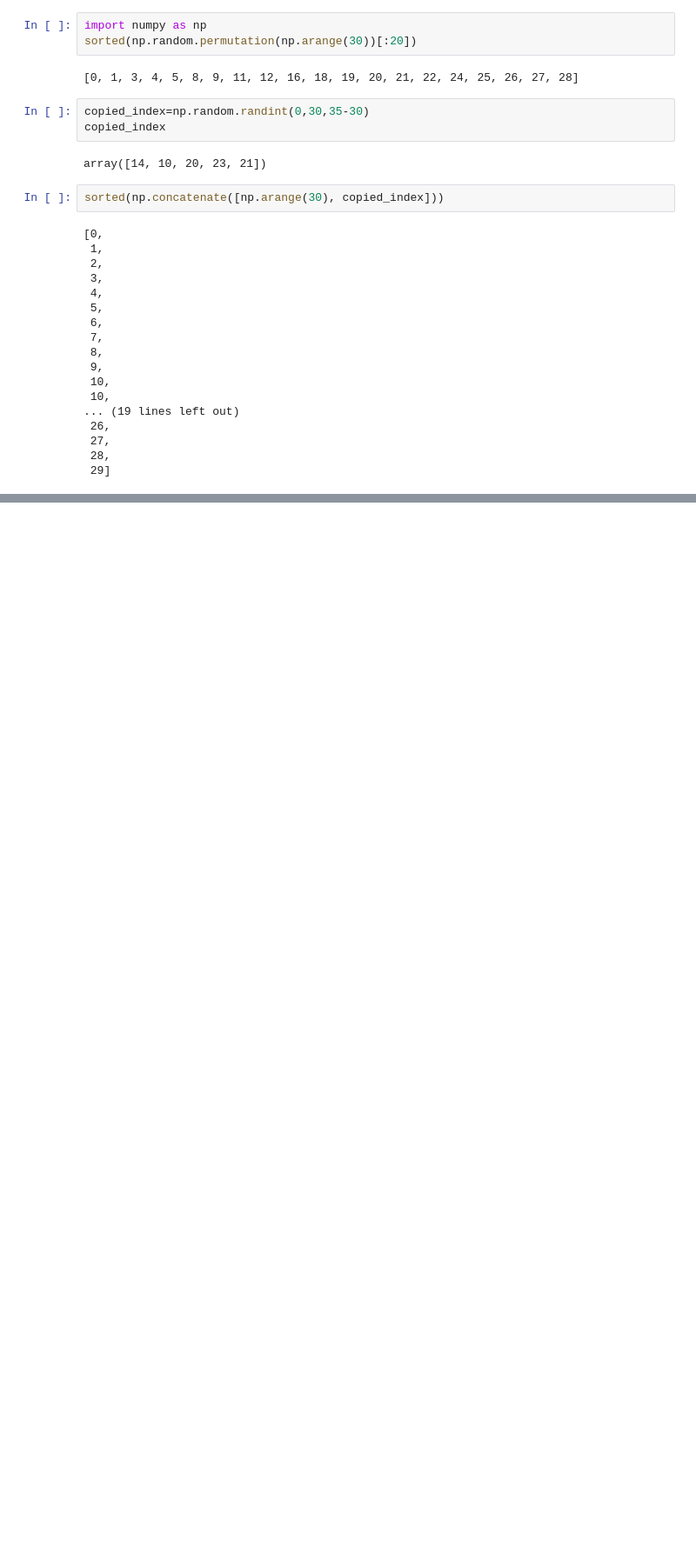
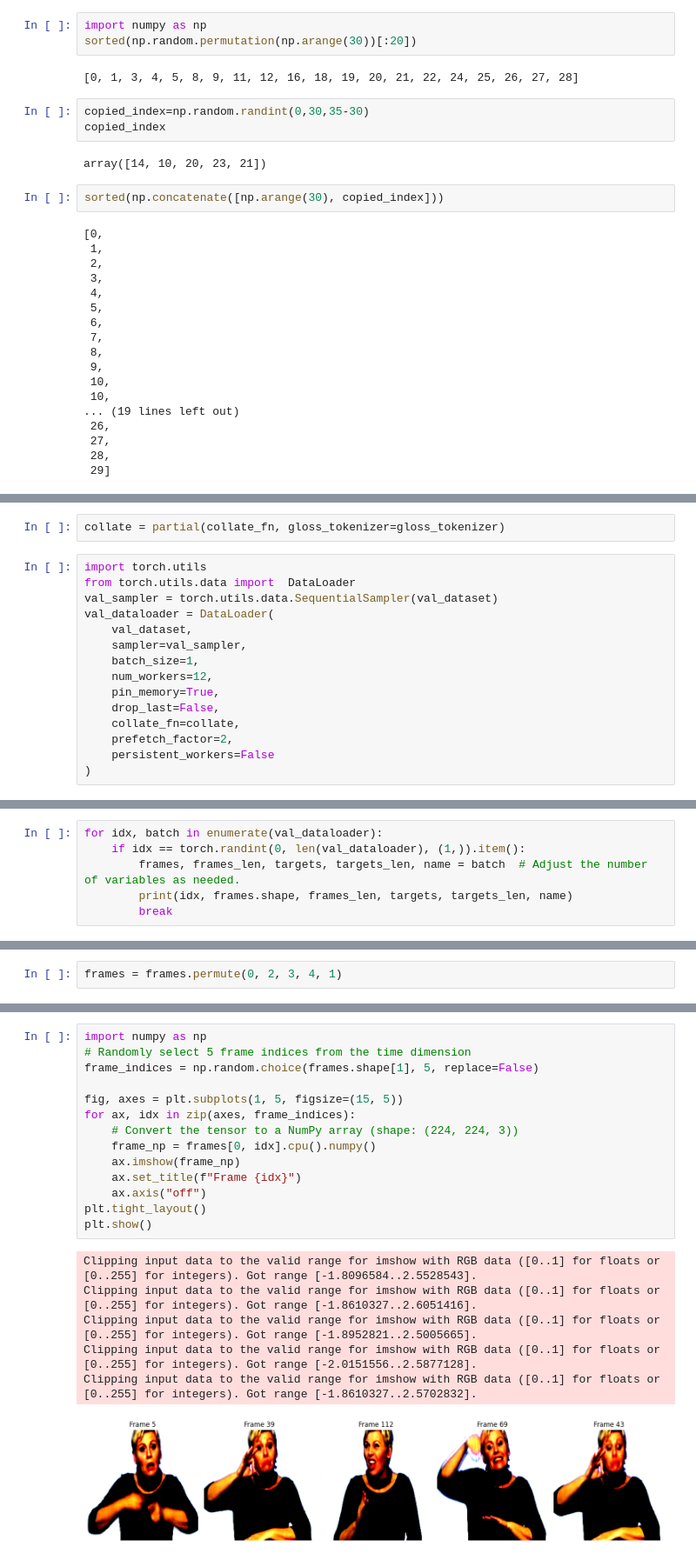
Before and after one commit to Nirmal-Adhikari-hub/Sign-Language-Recognition, a Jupyter notebook: code/trials/trials.ipynb, the cells around one changed output, grey strips where cells are left out. Shown at 87% size. Cells and saved outputs as stored; diff of their text form; blank space fills up the shorter version.

Commit message:
Backup after long time

```diff
--- a/code/trials/trials.ipynb
+++ b/code/trials/trials.ipynb
@@ -579,0 +751,17 @@ sorted(np.concatenate([np.arange(30), copied_index]))
+# %%
+collate = partial(collate_fn, gloss_tokenizer=gloss_tokenizer)
+# %%
+import torch.utils
+from torch.utils.data import  DataLoader
+val_sampler = torch.utils.data.SequentialSampler(val_dataset)
+val_dataloader = DataLoader(
+    val_dataset,
+    sampler=val_sampler,
+    batch_size=1,
+    num_workers=12,
+    pin_memory=True,
+    drop_last=False,
+    collate_fn=collate,
+    prefetch_factor=2,
+    persistent_workers=False
+)
@@ -579,0 +772,6 @@ sorted(np.concatenate([np.arange(30), copied_index]))
+# %%
+for idx, batch in enumerate(val_dataloader):
+    if idx == torch.randint(0, len(val_dataloader), (1,)).item():
+        frames, frames_len, targets, targets_len, name = batch  # Adjust the number of variables as needed.
+        print(idx, frames.shape, frames_len, targets, targets_len, name)
+        break
@@ -579,0 +796,2 @@ sorted(np.concatenate([np.arange(30), copied_index]))
+# %%
+frames = frames.permute(0, 2, 3, 4, 1)
@@ -579,0 +802,21 @@ sorted(np.concatenate([np.arange(30), copied_index]))
+# %%
+import numpy as np
+# Randomly select 5 frame indices from the time dimension
+frame_indices = np.random.choice(frames.shape[1], 5, replace=False)
+
+fig, axes = plt.subplots(1, 5, figsize=(15, 5))
+for ax, idx in zip(axes, frame_indices):
+    # Convert the tensor to a NumPy array (shape: (224, 224, 3))
+    frame_np = frames[0, idx].cpu().numpy()
+    ax.imshow(frame_np)
+    ax.set_title(f"Frame {idx}")
+    ax.axis("off")
+plt.tight_layout()
+plt.show()
+# %% [output]
+Clipping input data to the valid range for imshow with RGB data ([0..1] for floats or [0..255] for integers). Got range [-1.8096584..2.5528543].
+Clipping input data to the valid range for imshow with RGB data ([0..1] for floats or [0..255] for integers). Got range [-1.8610327..2.6051416].
+Clipping input data to the valid range for imshow with RGB data ([0..1] for floats or [0..255] for integers). Got range [-1.8952821..2.5005665].
+Clipping input data to the valid range for imshow with RGB data ([0..1] for floats or [0..255] for integers). Got range [-2.0151556..2.5877128].
+Clipping input data to the valid range for imshow with RGB data ([0..1] for floats or [0..255] for integers). Got range [-1.8610327..2.5702832].
+[figure, added]
```
Also changed, not shown: parts of 98 cells of this notebook, 26 other files.
